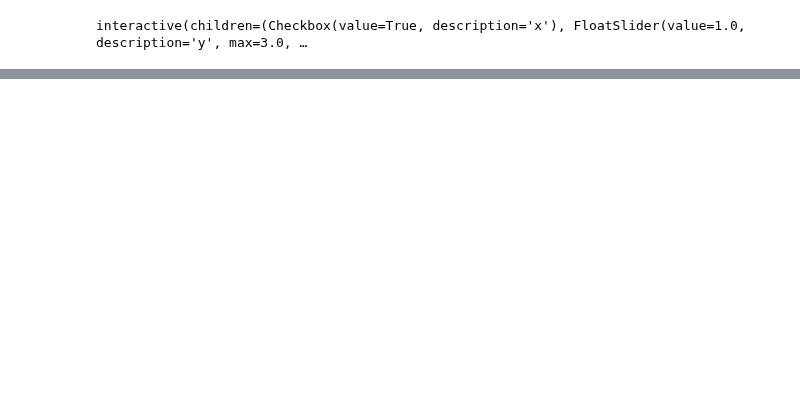
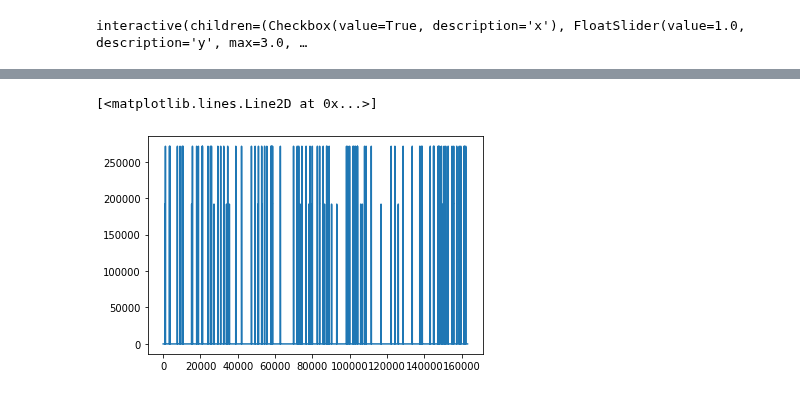
Before and after one commit to animesh/notebooks, a Jupyter notebook: deRNA.ipynb, the cells around one changed output, grey strips where cells are left out. Saved outputs shown, nothing was run; the diff lists cells and outputs as text; code cells hidden in the pictures; blank space fills up the shorter version.

```diff
--- a/deRNA.ipynb
+++ b/deRNA.ipynb
@@ -35,0 +33,4 @@ Successfully installed numpy-1.19.2 pandas-1.1.2 pytz-2020.1
+# %%
+import forgi
+bg, = forgi.load_rna('(((((((((...((((((.........))))))........((((((.......))))))..)))))))))') #bg.pairing_partner(7) #71
+bg.pairing_partner(9)
@@ -101,7 +531,9 @@ Successfully installed ipywidgets-7.5.1 widgetsnbextension-3.5.1
 # %%
+import matplotlib.pyplot as plt
+plt.style.use(['dark_background'])
 @interact(x=True, y=1.0)
 def g(x, y):
-    return (x, y)
+    print(x, y)
 # %% [output]
 interactive(children=(Checkbox(value=True, description='x'), FloatSlider(value=1.0, description='y', max=3.0, …
 # %%
@@ -111 +541,8 @@ ModuleNotFoundError: ignored
+# %%
+#!pip install matplotlib
+import matplotlib.pyplot as plt
+plt.plot(train_data.deg_error_50C)
+# %% [output]
+[<matplotlib.lines.Line2D at 0x...>]
+[figure, added]
 # %%
```
Also changed, not shown: parts of 78 cells of this notebook, 2 other files.
